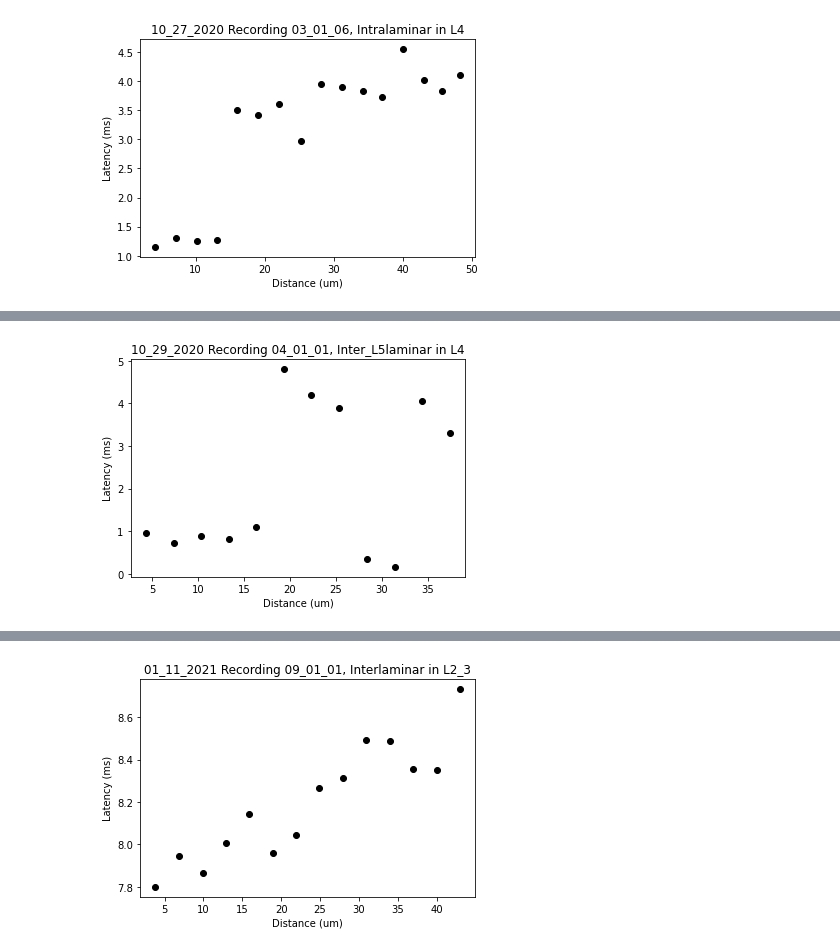
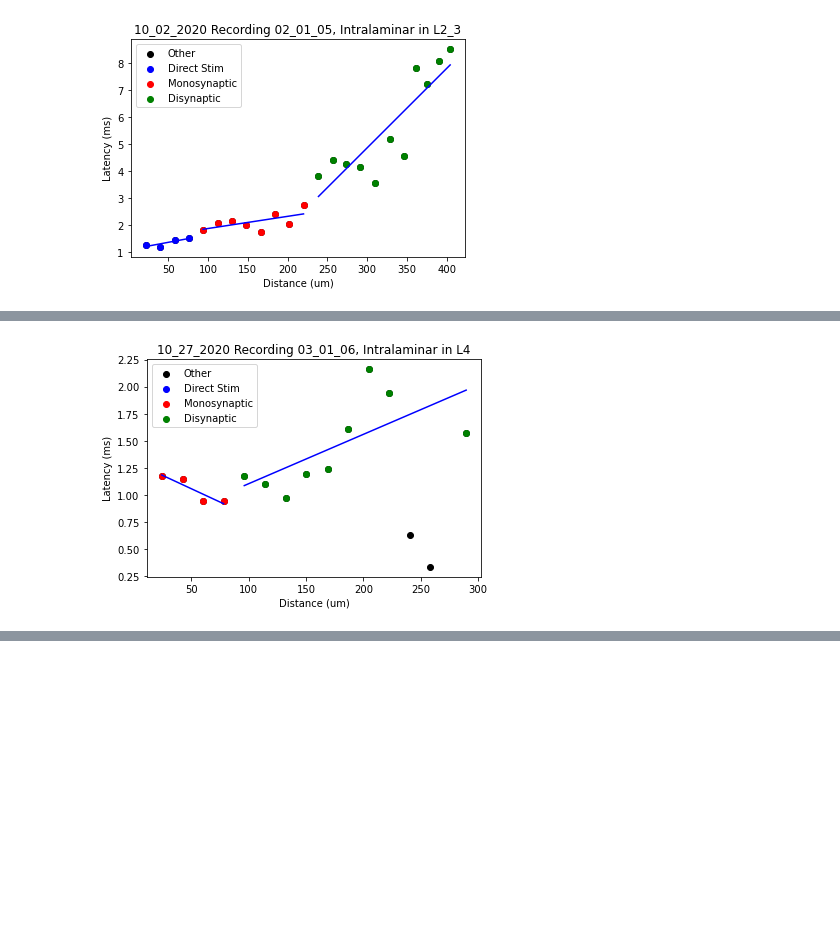
Before and after one commit to john-judge/TSM-to-ZDA, a Jupyter notebook: ConductionVelocity.ipynb, the cells around one changed output, grey strips where cells are left out. Saved outputs shown, nothing was run; the diff lists cells and outputs as text; code cells hidden in the pictures; blank space fills up the shorter version.

```diff
--- a/ConductionVelocity.ipynb
+++ b/ConductionVelocity.ipynb
@@ -23 +21,17 @@ from lib.analysis.laminar_dist import *'''
+# %%
+# Load data, for any Google Drive for desktop
+data_dir = "G:/.shortcut-targets-by-id/"
+dir_name = 'Choosing trajectories'
+filename = 'raw_velocity_data_JJ.csv'
+depth_limit = 4
+
+# just finding the dir
+for subdir, dirs, files in os.walk(data_dir):
+    depth = subdir.count('/') + subdir.count('\\')
+    if depth > depth_limit:  # don't care about any deeper dir
+        continue
+    if 'Choosing trajectories' in subdir:
+        dir_name = subdir
+        filename = subdir + '/' + filename
+        break
 # %%
@@ -138,18 +214,5 @@ synapse_count_map = {}
 # %%
-# Load data, for any Google Drive for desktop
-data_dir = "G:/.shortcut-targets-by-id/"
-dir_name = 'Choosing trajectories'
-filename = 'raw_velocity_data.csv'
-depth_limit = 4
-
-# just finding the dir
-for subdir, dirs, files in os.walk(data_dir):
-    depth = subdir.count('/') + subdir.count('\\')
-    if depth > depth_limit:  # don't care about any deeper dir
-        continue
-    if 'Choosing trajectories' in subdir:
-        filename = subdir + '/' + filename
-        break
+# load original CSV
 
 df = pd.read_csv(filename)
 df = pd.DataFrame(df, columns=['Date', 'Age_Days', 'Sex', 'Tx', 'Slice_Loc_Run',
@@ -157,39 +220,52 @@ df = pd.DataFrame(df, columns=['Date', 'Age_Days', 'Sex', 'Tx', 'Slice_Loc_Run',
                               'Stim_Layer', 'Laminar', 'ROI_Id', 'SNR',
                                'Latency_Mono_Raw', 'Distance'])
 
+df = df_combined
+
 df['Latency_Calc'] = df['Latency_Mono_Raw'] - 46.0  # 46 ms is stim time
 df.drop(df[df['Latency_Calc'] <= 0].index, inplace=True)  # negative values are non-physical
+
+# 6 um per pixel on new rig (see https://github.com/john-judge/TSM-to-ZDA/issues/12)
+df['Distance'] *= 6.0
 
 # targets to plot
 laminar_val_target = "Inter"
 layer_val_target = "5"
 plot_all = True  # overrides above 2 lines
+total_points = 0
+unplotted_plot_keys = []
 
 velocity_measurements = {}
 colors = ['b', 'r', 'g']
 # for each recording/laminar/direction measurement, plot latency vs distance
 for date in df.Date.unique():
-    cv_subset = df[(df['Date'] == date)]
-    for rec_id in cv_subset.Slice_Loc_Run.unique():
-        cv_subset = cv_subset[(cv_subset['Slice_Loc_Run'] == rec_id)]
-        for laminar_val in cv_subset.Laminar.unique():
-            cv_subset = cv_subset[(cv_subset['Laminar'] == laminar_val)]
-            for layer_val in cv_subset.Stim_Layer.unique():
+    cv_subset_date = df[(df['Date'] == date)]
+    for rec_id in cv_subset_date.Slice_Loc_Run.unique():
+        cv_subset_rec_id = cv_subset_date[(cv_subset_date['Slice_Loc_Run'] == rec_id)]
+        for laminar_val in cv_subset_rec_id.Laminar.unique():
+            cv_subset_lam = cv_subset_rec_id[(cv_subset_rec_id['Laminar'] == laminar_val)]
+            for layer_val in cv_subset_lam.Stim_Layer.unique():
                 plot_key = date + " " + rec_id + " " + laminar_val + " " + layer_val
                 if plot_all or (laminar_val_target == laminar_val and layer_val_target == layer_val):
-                    cv_subset = cv_subset[(cv_subset['Stim_Layer'] == layer_val)]
+                    cv_subset = cv_subset_lam[(cv_subset_lam['Stim_Layer'] == layer_val)]
                     plt.clf()
                     plt.scatter(cv_subset['Distance'],
                                 cv_subset['Latency_Calc'],
                                 c='black')
-                    # print(plot_key)
+                    print("# ", plot_key)
                     if plot_key in synapse_count_map:
 
                         # analyze and plot each synapse-count group separately
                         reg_lines = []
                         for i_synap in [0, 1, 2]:
                             ind_list = synapse_count_map[plot_key][i_synap]
-                            syn_cv_subset = cv_subset.iloc[ind_list]
+                            for k in range(len(ind_list)-1, -1, -1):
+                                if ind_list[k] > len(cv_subset['Distance'])-1:
+                                    del ind_list[k]
+                            try:
+                                syn_cv_subset = cv_subset.iloc[ind_list]
+                            except Exception as e:
+                                print(ind_list, e)
                             dist = np.array(syn_cv_subset['Distance']).reshape(-1, 1)
                             latency = np.array(syn_cv_subset['Latency_Calc']).reshape(-1, 1)
                             plt.scatter(dist, latency, c=colors[i_synap])
@@ -199,7 +275,7 @@ for date in df.Date.unique():
                                 regr.fit(dist, latency)
                                 y_pred = regr.predict(dist)
                                 velocity = round(1/ regr.coef_[0][0], 5)
-                                reg_lines.append([dist, y_pred, velocity])
+                                reg_lines.append([dist, y_pred, velocity, i_synap])
                                 vel_key = laminar_val + " " + layer_val
                                 if vel_key not in velocity_measurements:
                                     velocity_measurements[vel_key] = {}
@@ -209,12 +285,19 @@ for date in df.Date.unique():
 
                         plt.legend(["Other","Direct Stim", "Monosynaptic", "Disynaptic"])
                         for rl in reg_lines:
-                            dist, y_pred, velocity = rl
+                            dist, y_pred, velocity, i_synap = rl
                             plt.plot(dist, y_pred, c='b')
-                            print("Velocity:", velocity, "um / ms")
+                            print(str(i_synap) + "-synapse Velocity:", round(velocity, 2), "um / ms")
+                    else:
+                        unplotted_plot_keys.append(plot_key)
 
                     plt.title(date + " Recording " + rec_id + ", " + laminar_val + "laminar in L" + layer_val)
                     plt.xlabel('Distance (um)')
                     plt.ylabel('Latency (ms)')
+                    total_points += len(cv_subset['Distance'])
+                    print("Num points:", len(cv_subset['Distance']))
                     plt.show()
+
+print("total_points:", total_points)
+print("Unplotted plot keys:", unplotted_plot_keys)
 # %% [output]
@@ -222 +315 @@ for date in df.Date.unique():
-[figure, old version]
+[figure, new version]
@@ -223 +320 @@ for date in df.Date.unique():
-[figure, old version]
+[figure, new version]
@@ -227 +334,0 @@ for date in df.Date.unique():
-[figure, removed]
```
Also changed, not shown: parts of 5 cells of this notebook, 4 other files.
